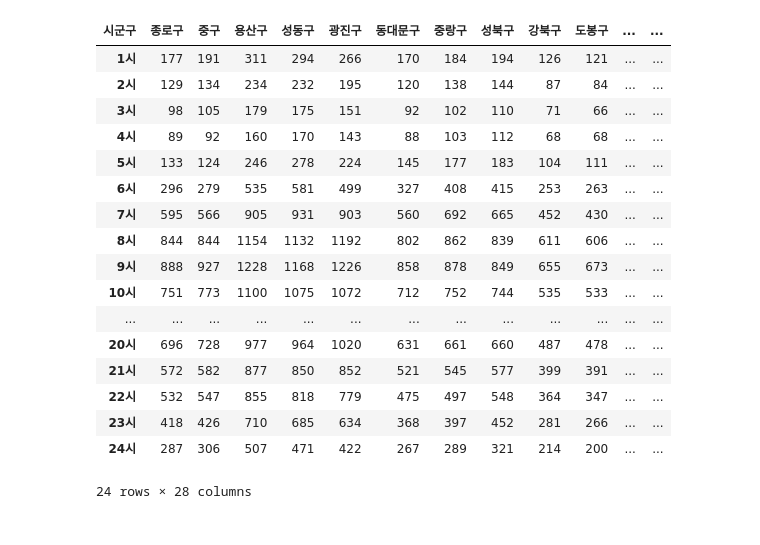
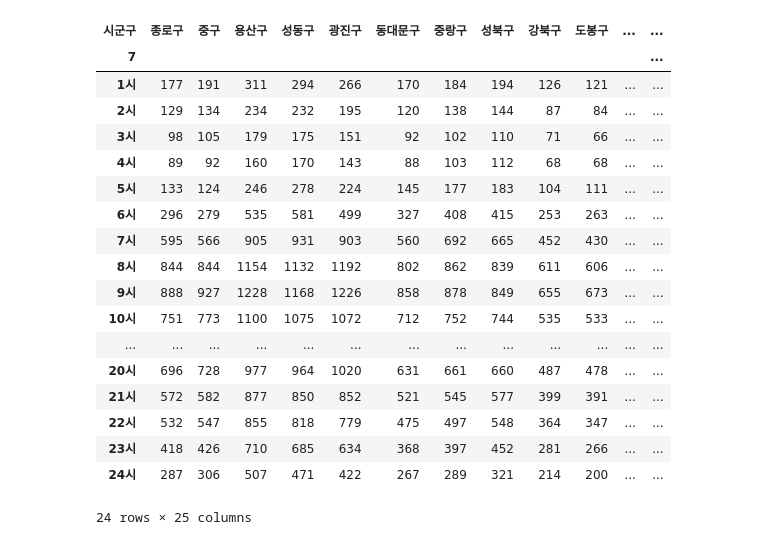
Before and after one commit to b00kkk/PythonProject2024-1, a Jupyter notebook: 교통량.ipynb, the cells around one changed output. Cells and saved outputs as stored; diff of their text form; code cells hidden in the pictures.

```diff
--- a/교통량.ipynb
+++ b/교통량.ipynb
@@ -39,4 +39,4 @@ traffic.drop(7, inplace=True)
 # %%
 traffic.reset_index(drop=True,inplace=True)
 # %%
-traffic = traffic.iloc[:, :28]
+traffic_all = traffic.iloc[:, :28]
@@ -42,0 +64,3 @@ traffic = traffic.iloc[:, :28]
+# %%
+traffic_all['시군구'] = traffic_all['시군구'].astype(str)
+traffic_all['전일'] = pd.to_numeric(traffic_all['전일'])
@@ -365,6 +242,6 @@ traffic
 # %%
 drop_col=['ZONE ID','시도','전일']
-traffic_hour=traffic.drop(columns=drop_col)
+traffic_hour=traffic_all.drop(columns=drop_col)
 # %%
 traffic_hour
 # %% [output]
@@ -413,10 +290,9 @@ plt.show()
 # %%
 region_hour = traffic_hour.T
-region_hour.columns = region_hour.iloc[0]
-region_hour = region_hour.iloc[1:]
 region_hour
 # %% [output]
 | 시군구 | 종로구 | 중구 | 용산구 | 성동구 | 광진구 | 동대문구 | 중랑구 | 성북구 | 강북구 | 도봉구 | ... | ... |
+| 7 |  |  |  |  |  |  |  |  |  |  |  | ... |
 | 1시 | 177 | 191 | 311 | 294 | 266 | 170 | 184 | 194 | 126 | 121 | ... | ... |
 | 2시 | 129 | 134 | 234 | 232 | 195 | 120 | 138 | 144 | 87 | 84 | ... | ... |
 | 3시 | 98 | 105 | 179 | 175 | 151 | 92 | 102 | 110 | 71 | 66 | ... | ... |
@@ -433,4 +309,4 @@ region_hour
 | 22시 | 532 | 547 | 855 | 818 | 779 | 475 | 497 | 548 | 364 | 347 | ... | ... |
 | 23시 | 418 | 426 | 710 | 685 | 634 | 368 | 397 | 452 | 281 | 266 | ... | ... |
 | 24시 | 287 | 306 | 507 | 471 | 422 | 267 | 289 | 321 | 214 | 200 | ... | ... |
-24 rows × 28 columns
+24 rows × 25 columns
```
Also changed, not shown: parts of 39 cells of this notebook.
